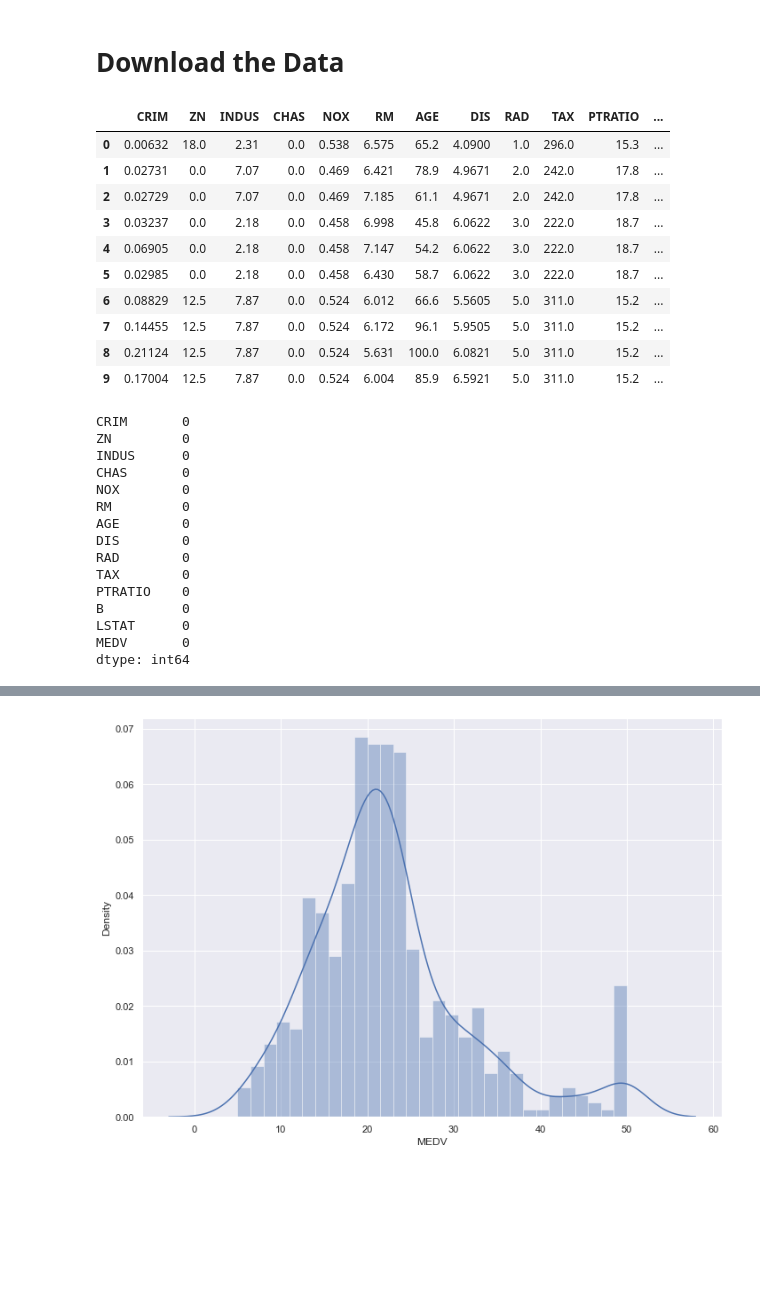
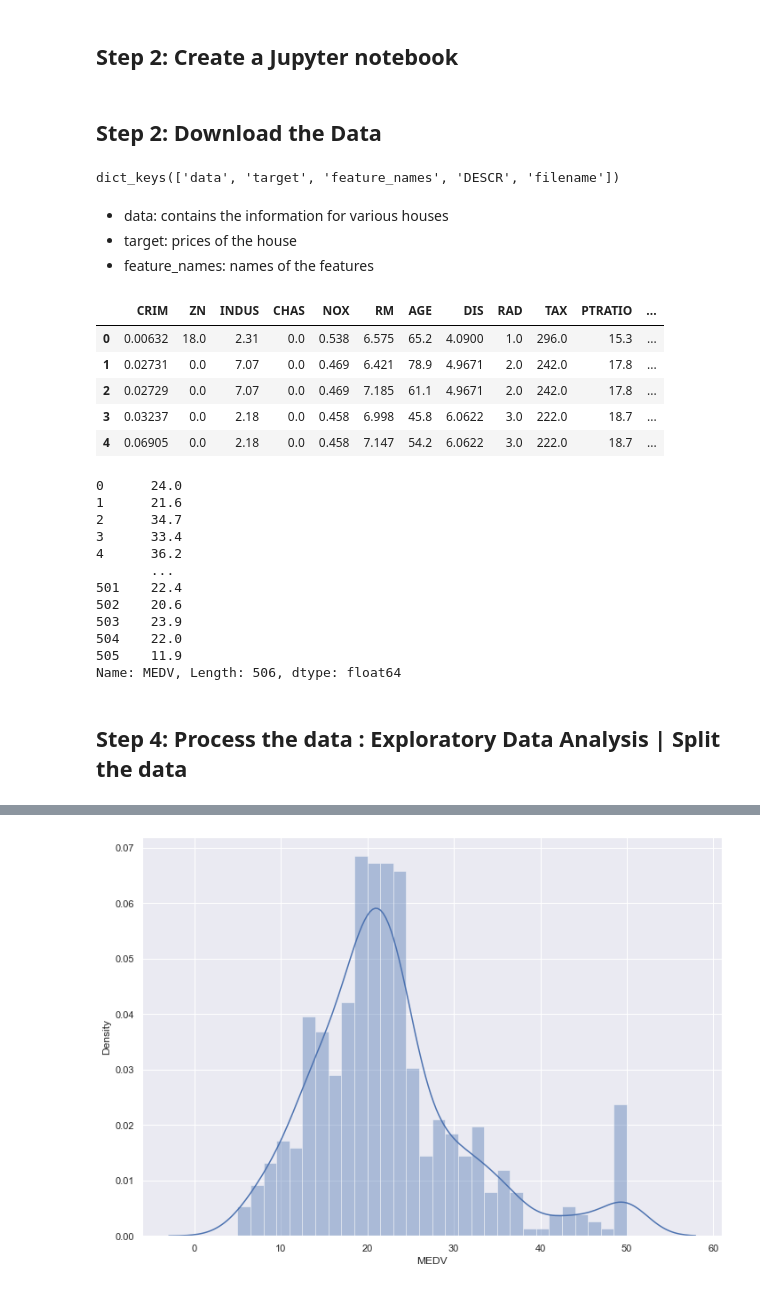
Before and after one commit to blessinvarkey/aws-projects, a Jupyter notebook: boston_housing/Boston_Dataset.ipynb, the cells around one changed output, grey strips where cells are left out. Saved outputs shown, nothing was run; the diff lists cells and outputs as text; code cells hidden in the pictures; blank space fills up the shorter version.

```diff
--- a/boston_housing/Boston_Dataset.ipynb
+++ b/boston_housing/Boston_Dataset.ipynb
@@ -23,3 +25,5 @@ There are 14 attributes in each case of the dataset:
+# %% [markdown]
+## Step 2: Create a Jupyter notebook
 # %%
 import pandas as pd
 import matplotlib.pyplot as plt
@@ -28,39 +32,41 @@ import seaborn as sns
 from sklearn.model_selection import train_test_split
 from sklearn.datasets import load_boston
 # %% [markdown]
-# Download the Data
+## Step 2: Download the Data
+# %%
+boston_dataset = load_boston()
+boston_dataset.keys()
+# %% [output]
+dict_keys(['data', 'target', 'feature_names', 'DESCR', 'filename'])
+# %% [markdown]
+- data: contains the information for various houses
+- target: prices of the house
+- feature_names: names of the features
 # %%
-boston_dataset = load_boston()
 boston = pd.DataFrame(boston_dataset.data, columns=boston_dataset.feature_names)
-boston.head(10)
+boston.head()
 # %% [output]
 |  | CRIM | ZN | INDUS | CHAS | NOX | RM | AGE | DIS | RAD | TAX | PTRATIO | ... |
 | 0 | 0.00632 | 18.0 | 2.31 | 0.0 | 0.538 | 6.575 | 65.2 | 4.0900 | 1.0 | 296.0 | 15.3 | ... |
 | 1 | 0.02731 | 0.0 | 7.07 | 0.0 | 0.469 | 6.421 | 78.9 | 4.9671 | 2.0 | 242.0 | 17.8 | ... |
 | 2 | 0.02729 | 0.0 | 7.07 | 0.0 | 0.469 | 7.185 | 61.1 | 4.9671 | 2.0 | 242.0 | 17.8 | ... |
 | 3 | 0.03237 | 0.0 | 2.18 | 0.0 | 0.458 | 6.998 | 45.8 | 6.0622 | 3.0 | 222.0 | 18.7 | ... |
 | 4 | 0.06905 | 0.0 | 2.18 | 0.0 | 0.458 | 7.147 | 54.2 | 6.0622 | 3.0 | 222.0 | 18.7 | ... |
-| 5 | 0.02985 | 0.0 | 2.18 | 0.0 | 0.458 | 6.430 | 58.7 | 6.0622 | 3.0 | 222.0 | 18.7 | ... |
-| 6 | 0.08829 | 12.5 | 7.87 | 0.0 | 0.524 | 6.012 | 66.6 | 5.5605 | 5.0 | 311.0 | 15.2 | ... |
-| 7 | 0.14455 | 12.5 | 7.87 | 0.0 | 0.524 | 6.172 | 96.1 | 5.9505 | 5.0 | 311.0 | 15.2 | ... |
-| 8 | 0.21124 | 12.5 | 7.87 | 0.0 | 0.524 | 5.631 | 100.0 | 6.0821 | 5.0 | 311.0 | 15.2 | ... |
-| 9 | 0.17004 | 12.5 | 7.87 | 0.0 | 0.524 | 6.004 | 85.9 | 6.5921 | 5.0 | 311.0 | 15.2 | ... |
 # %%
 boston['MEDV'] = boston_dataset.target
-boston.isnull().sum()
+boston['MEDV']
 # %% [output]
-CRIM       0
-ZN         0
-INDUS      0
-CHAS       0
-NOX        0
-RM         0
-AGE        0
-DIS        0
-RAD        0
-TAX        0
-PTRATIO    0
-B          0
-LSTAT      0
-MEDV       0
-dtype: int64
+0      24.0
+1      21.6
+2      34.7
+3      33.4
+4      36.2
+       ...
+501    22.4
+502    20.6
+503    23.9
+504    22.0
+505    11.9
+Name: MEDV, Length: 506, dtype: float64
+# %% [markdown]
+## Step 4: Process the data : Exploratory Data Analysis | Split the data
```
Also changed, not shown: parts of 10 cells of this notebook.
